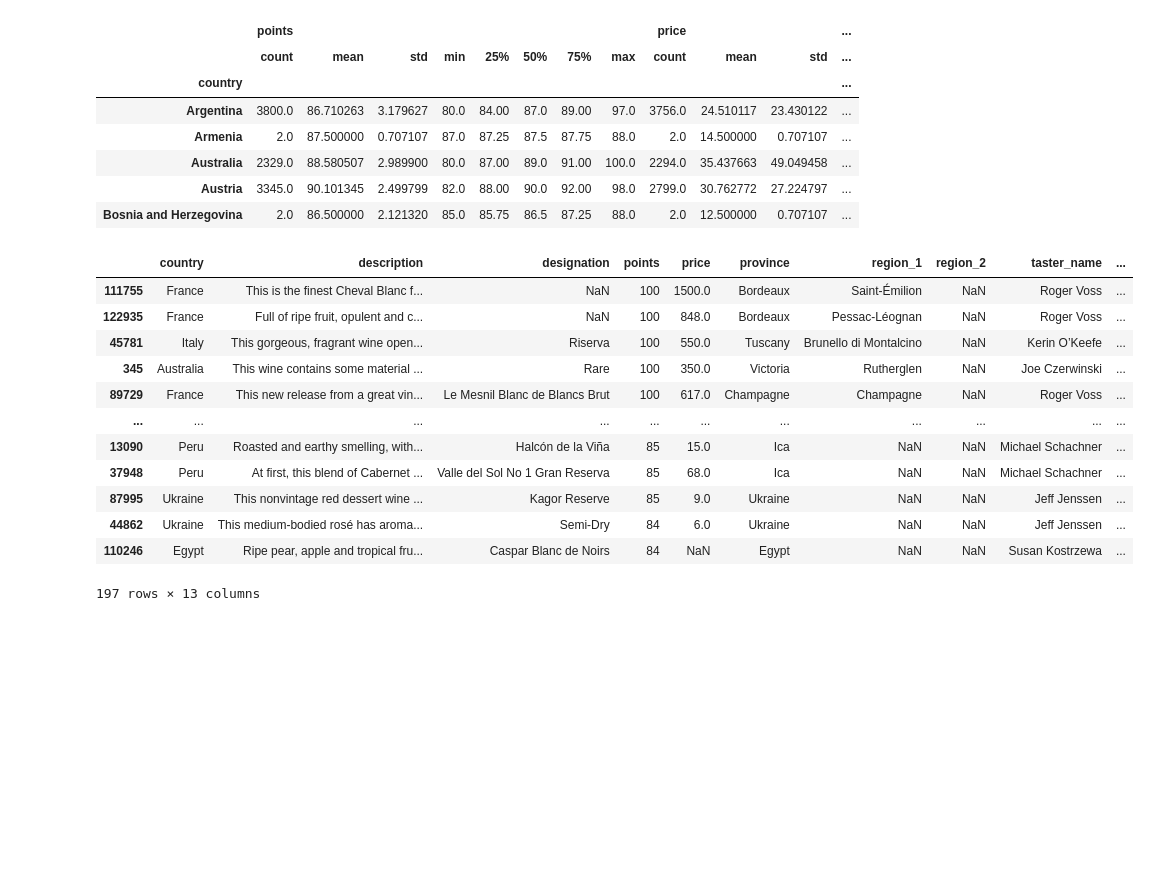
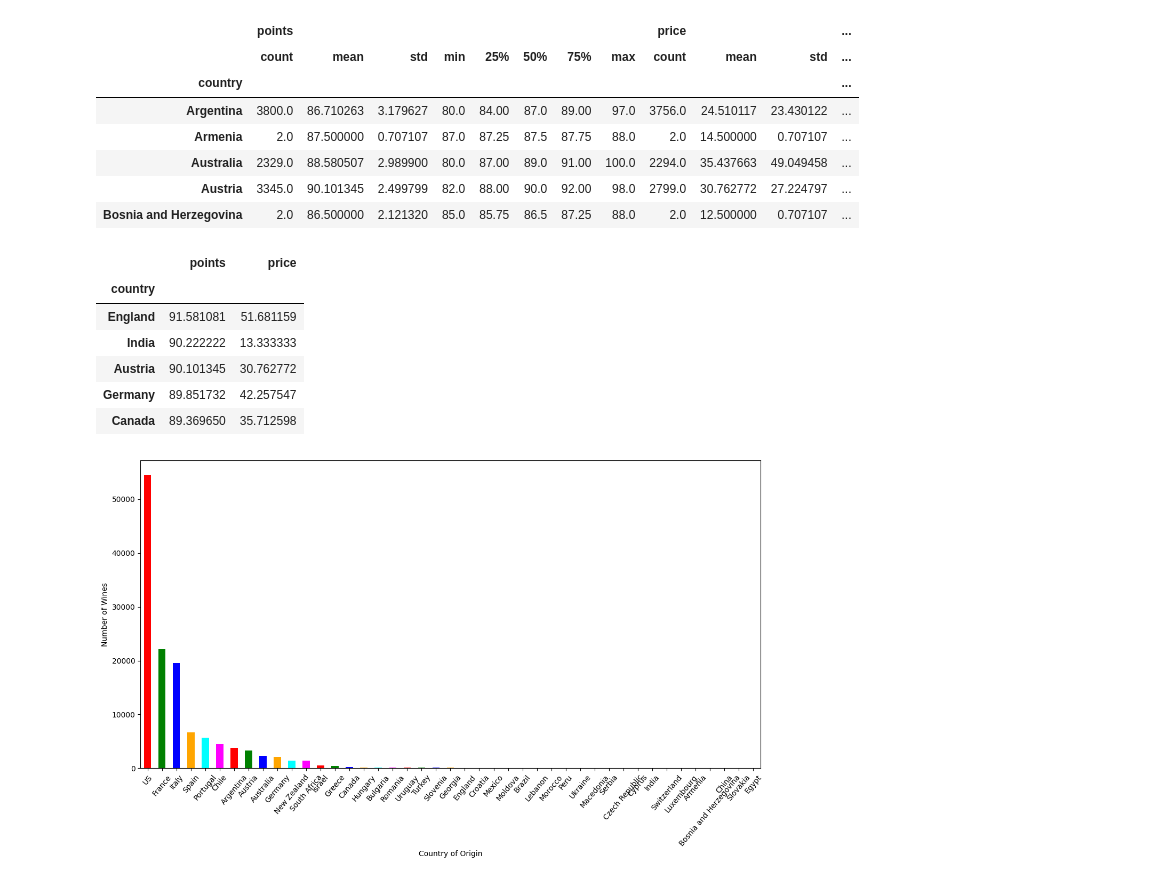
Before and after one commit to Ch-Erenn/ms-data-science, a Jupyter notebook: wordcloud/word-cloud.ipynb, the cells around one changed output. Saved outputs shown, nothing was run; the diff lists cells and outputs as text; code cells hidden in the pictures; blank space fills up the shorter version.

Commit message:
plott and examine the data

```diff
--- a/wordcloud/word-cloud.ipynb
+++ b/wordcloud/word-cloud.ipynb
@@ -63,18 +63,22 @@ country.describe().head()
 | Austria | 3345.0 | 90.101345 | 2.499799 | 82.0 | 88.00 | 90.0 | 92.00 | 98.0 | 2799.0 | 30.762772 | 27.224797 | ... |
 | Bosnia and Herzegovina | 2.0 | 86.500000 | 2.121320 | 85.0 | 85.75 | 86.5 | 87.25 | 88.0 | 2.0 | 12.500000 | 0.707107 | ... |
 # %%
-df.sort_values(by='points', ascending=False).groupby('country').head(5)
+country.mean(3, 4).sort_values(by="points",ascending=False).head()
 # %% [output]
-|  | country | description | designation | points | price | province | region_1 | region_2 | taster_name | ... |
-| 111755 | France | This is the finest Cheval Blanc f... | NaN | 100 | 1500.0 | Bordeaux | Saint-Émilion | NaN | Roger Voss | ... |
-| 122935 | France | Full of ripe fruit, opulent and c... | NaN | 100 | 848.0 | Bordeaux | Pessac-Léognan | NaN | Roger Voss | ... |
-| 45781 | Italy | This gorgeous, fragrant wine open... | Riserva | 100 | 550.0 | Tuscany | Brunello di Montalcino | NaN | Kerin O’Keefe | ... |
-| 345 | Australia | This wine contains some material ... | Rare | 100 | 350.0 | Victoria | Rutherglen | NaN | Joe Czerwinski | ... |
-| 89729 | France | This new release from a great vin... | Le Mesnil Blanc de Blancs Brut | 100 | 617.0 | Champagne | Champagne | NaN | Roger Voss | ... |
-| ... | ... | ... | ... | ... | ... | ... | ... | ... | ... | ... |
-| 13090 | Peru | Roasted and earthy smelling, with... | Halcón de la Viña | 85 | 15.0 | Ica | NaN | NaN | Michael Schachner | ... |
-| 37948 | Peru | At first, this blend of Cabernet ... | Valle del Sol No 1 Gran Reserva | 85 | 68.0 | Ica | NaN | NaN | Michael Schachner | ... |
-| 87995 | Ukraine | This nonvintage red dessert wine ... | Kagor Reserve | 85 | 9.0 | Ukraine | NaN | NaN | Jeff Jenssen | ... |
-| 44862 | Ukraine | This medium-bodied rosé has aroma... | Semi-Dry | 84 | 6.0 | Ukraine | NaN | NaN | Jeff Jenssen | ... |
-| 110246 | Egypt | Ripe pear, apple and tropical fru... | Caspar Blanc de Noirs | 84 | NaN | Egypt | NaN | NaN | Susan Kostrzewa | ... |
+|  | points | price |
+| country |  |  |
+| England | 91.581081 | 51.681159 |
+| India | 90.222222 | 13.333333 |
+| Austria | 90.101345 | 30.762772 |
+| Germany | 89.851732 | 42.257547 |
+| Canada | 89.369650 | 35.712598 |
-197 rows × 13 columns
+# %%
+plt.figure(figsize=(15,7.5))
+bar_colors = ['red', 'green', 'blue', 'orange', 'cyan', 'magenta']
+country.size().sort_values(ascending=False).plot.bar(color=bar_colors)
+plt.xticks(rotation=50)
+plt.xlabel("Country of Origin")
+plt.ylabel("Number of Wines")
+plt.show()
+# %% [output]
+[figure, added]
```
Also changed, not shown: parts of 1 cell of this notebook.
